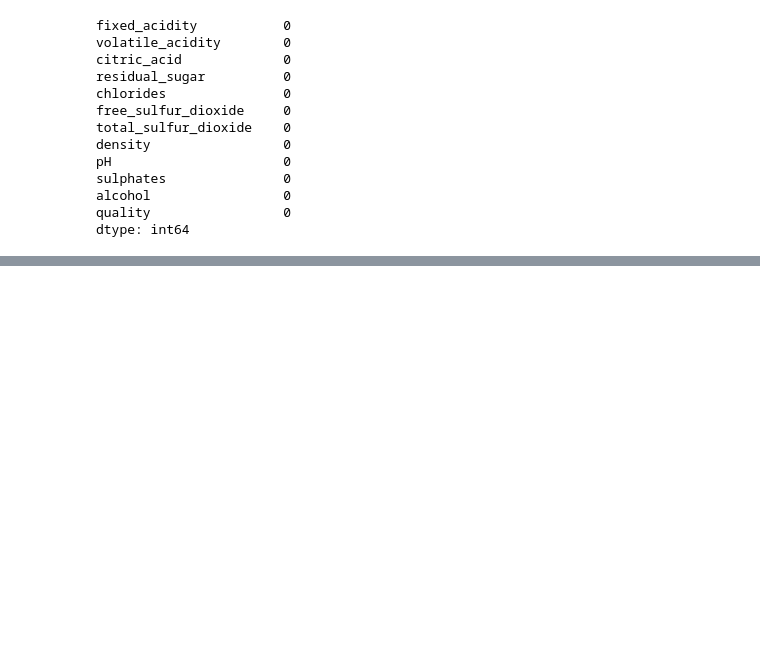
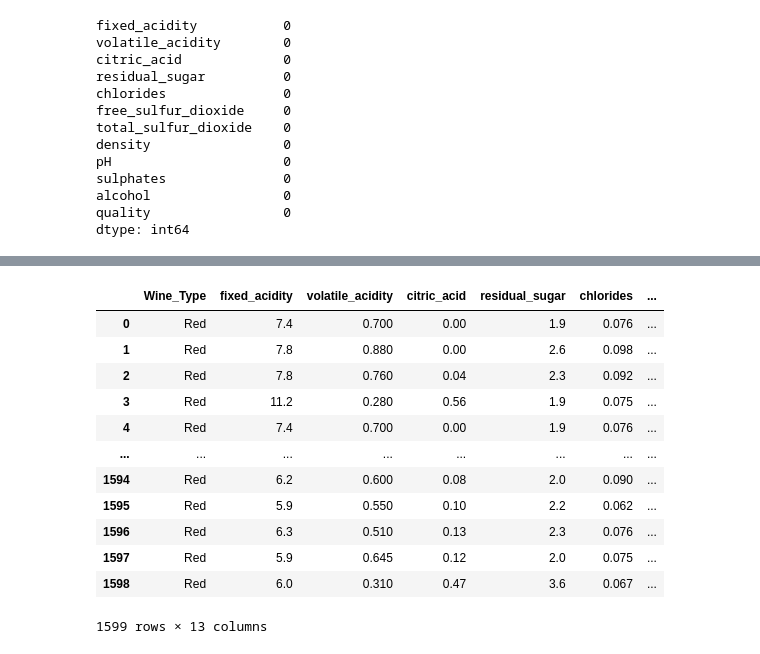
Before and after one commit to nmdollhopf/team1_wine_project, a Jupyter notebook: Wine_exploratory_analysis.ipynb, the cells around one changed output, grey strips where cells are left out. Drawn from its saved outputs; the diff is of its cells as text; code cells hidden in the pictures; blank space fills up the shorter version.

```diff
--- a/Wine_exploratory_analysis.ipynb
+++ b/Wine_exploratory_analysis.ipynb
@@ -194,0 +214,19 @@ dtype: int64
+# %%
+#add column Wine Type
+
+Red_Wine_Rename_df.insert(0, "Wine_Type", "Red", True)
+Red_Wine_Rename_df
+# %% [output]
+|  | Wine_Type | fixed_acidity | volatile_acidity | citric_acid | residual_sugar | chlorides | ... |
+| 0 | Red | 7.4 | 0.700 | 0.00 | 1.9 | 0.076 | ... |
+| 1 | Red | 7.8 | 0.880 | 0.00 | 2.6 | 0.098 | ... |
+| 2 | Red | 7.8 | 0.760 | 0.04 | 2.3 | 0.092 | ... |
+| 3 | Red | 11.2 | 0.280 | 0.56 | 1.9 | 0.075 | ... |
+| 4 | Red | 7.4 | 0.700 | 0.00 | 1.9 | 0.076 | ... |
+| ... | ... | ... | ... | ... | ... | ... | ... |
+| 1594 | Red | 6.2 | 0.600 | 0.08 | 2.0 | 0.090 | ... |
+| 1595 | Red | 5.9 | 0.550 | 0.10 | 2.2 | 0.062 | ... |
+| 1596 | Red | 6.3 | 0.510 | 0.13 | 2.3 | 0.076 | ... |
+| 1597 | Red | 5.9 | 0.645 | 0.12 | 2.0 | 0.075 | ... |
+| 1598 | Red | 6.0 | 0.310 | 0.47 | 3.6 | 0.067 | ... |
+1599 rows × 13 columns
```
Also changed, not shown: parts of 4 cells of this notebook.
